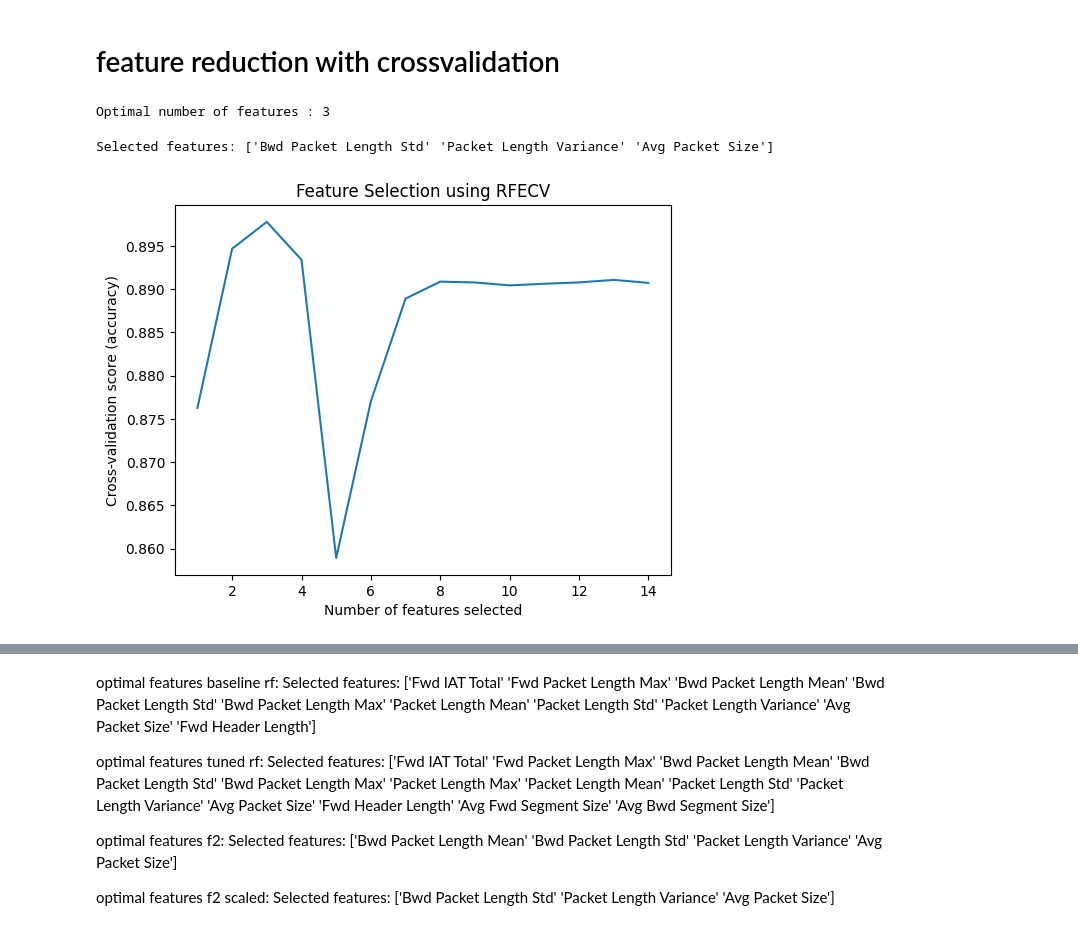
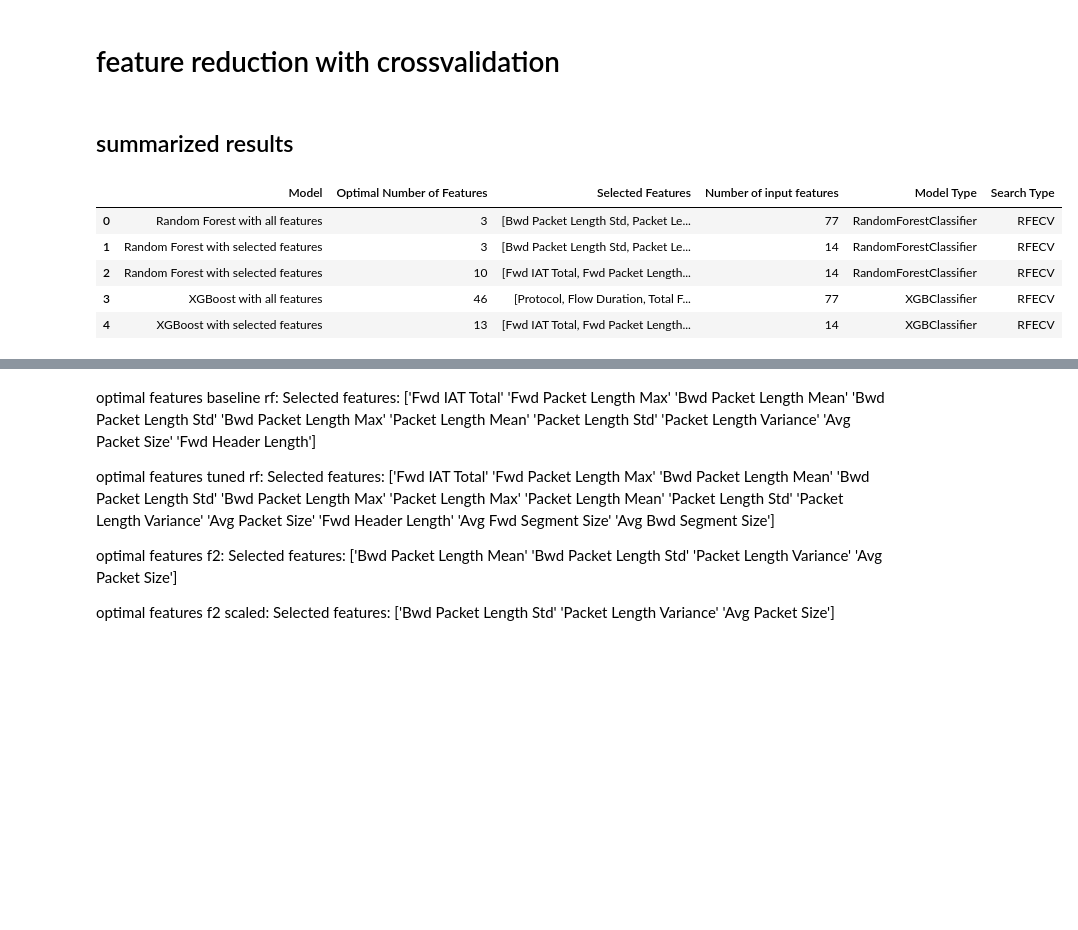
Before and after one commit to SarahHvidAndersenKnowit/DataScience_project, a Jupyter notebook: nbs/crossvalidation.ipynb, the cells around one changed output, grey strips where cells are left out. Drawn from its saved outputs; the diff is of its cells as text; code cells hidden in the pictures; blank space fills up the shorter version.

```diff
--- a/nbs/crossvalidation.ipynb
+++ b/nbs/crossvalidation.ipynb
@@ -85,22 +146,23 @@ See the caveats in the documentation: https://pandas.pydata.org/pandas-docs/stab
 # %%
-# gridsearch f1 - randomized iter
+# gridsearch f2 - randomized  - 11 minutes
+
 # Define the model
 rf = RandomForestClassifier(random_state=42)
+# Setup stratified cross-validation
+cv = StratifiedKFold(n_splits=5)
 
 # Define the parameter grid
-param_grid = {
+random_param_grid = {
     'n_estimators': [100, 200, 300],
     'max_depth': [None, 10, 20, 30, 40, 50, 60, 70, 80, 90, 100],
     'min_samples_split': [2, 5, 10],
     'min_samples_leaf': [1, 2, 4]
 }
 
-# Setup stratified cross-validation
-cv = StratifiedKFold(n_splits=5)
-
-# Define the scorer, F1 Score
-f1_scorer = make_scorer(f1_score, average='binary')
+# Define the scorer, F2 Score, could be too high, maybe experiment with F1.5
+f2_scorer = make_scorer(fbeta_score, beta=2, average='binary')
 
 # Setup the RandomizedSearchCV
-random_search = RandomizedSearchCV(estimator=rf, param_distributions=param_grid, n_iter=100, scoring=f1_scorer, cv=cv, verbose=2, random_state=42, n_jobs=-1)
+# randomized search samples combination from the param_grid
+random_search = RandomizedSearchCV(estimator=rf, param_distributions=random_param_grid, n_iter=100, scoring=f2_scorer, cv=cv, verbose=2, random_state=42, n_jobs=-1)
 random_search.fit(X_train, y_train)
@@ -408,2 +314,4 @@ plt.show()
 # %% [markdown]
 # feature reduction with crossvalidation
+# %% [markdown]
+## summarized results
@@ -410,6 +379,31 @@ plt.show()
+# %%
+# summarizing rfecv results
+file_paths = [
+    '../crossvalidation/rfecv_all_feat_RF.pkl',
+    '../crossvalidation/rfecv_selected_feat_RF.pkl',
+    '../crossvalidation/rfecv_all_feat_XGB.pkl',
+    '../crossvalidation/rfecv_selected_feat_XGB.pkl',
+]
+model_names = [
+    'Random Forest with all features',
+    'Random Forest with selected features',
+    'XGBoost with all features',
+    'XGBoost with selected features',
+]
+
+summaries_df = load_and_summarize_searches(file_paths, model_names)
+summaries_df
+# %% [output]
+|  | Model | Optimal Number of Features | Selected Features | Number of input features | Model Type | Search Type |
+| 0 | Random Forest with all features | 3 | [Bwd Packet Length Std, Packet Le... | 77 | RandomForestClassifier | RFECV |
+| 1 | Random Forest with selected features | 3 | [Bwd Packet Length Std, Packet Le... | 14 | RandomForestClassifier | RFECV |
+| 2 | Random Forest with selected features | 10 | [Fwd IAT Total, Fwd Packet Length... | 14 | RandomForestClassifier | RFECV |
+| 3 | XGBoost with all features | 46 | [Protocol, Flow Duration, Total F... | 77 | XGBClassifier | RFECV |
+| 4 | XGBoost with selected features | 13 | [Fwd IAT Total, Fwd Packet Length... | 14 | XGBClassifier | RFECV |
 # %%
 # Define a classifier
-clf = RandomForestClassifier(n_estimators=110, max_depth = 40, min_samples_leaf=1, min_samples_split = 10, random_state=42)
+clf = RandomForestClassifier(n_estimators=100, max_depth = None, min_samples_leaf=2,
+                                        min_samples_split = 2, random_state=42)
 # better to use tuned version for feature selection, that should be optimal for all features already
 
 # Define the scorer, F2 Score, could be too high, maybe experiment with F1.5
@@ -423,5 +417,3 @@ print("Optimal number of features : %d" % rfecv.n_features_)
 # Optimal number of features : 10
 # tuned model Optimal number of features : 13
 # tuned for f2 score: Optimal number of features : 3
-# %% [output]
-Optimal number of features : 3
@@ -431,26 +420,2 @@ with open('../crossvalidation/f2_scaled_tuned_features_RF.pkl', 'wb') as file:
-# %%
-# add more lines to this plot for other models
-
-# Get the mask of the selected features
-selected_features = rfecv.support_
-
-# Extract the names of the selected features
-feature_names = X_train.columns.tolist()
-selected_feature_names = np.array(feature_names)[selected_features]
-print("Selected features:", selected_feature_names)
-
-# Extract mean test scores from cv_results_
-mean_scores = np.array(rfecv.cv_results_['mean_test_score'])
-
-# Plot number of features VS. cross-validated scores
-plt.figure()
-plt.xlabel("Number of features selected")
-plt.ylabel("Cross-validation score (accuracy)")
-plt.plot(range(1, len(mean_scores) + 1), mean_scores)
-plt.title('Feature Selection using RFECV')
-plt.show()
-# %% [output]
-Selected features: ['Bwd Packet Length Std' 'Packet Length Variance' 'Avg Packet Size']
-[figure, removed]
 # %%
 # plot all together
```
Also changed, not shown: parts of 35 cells of this notebook, 4 other files.
